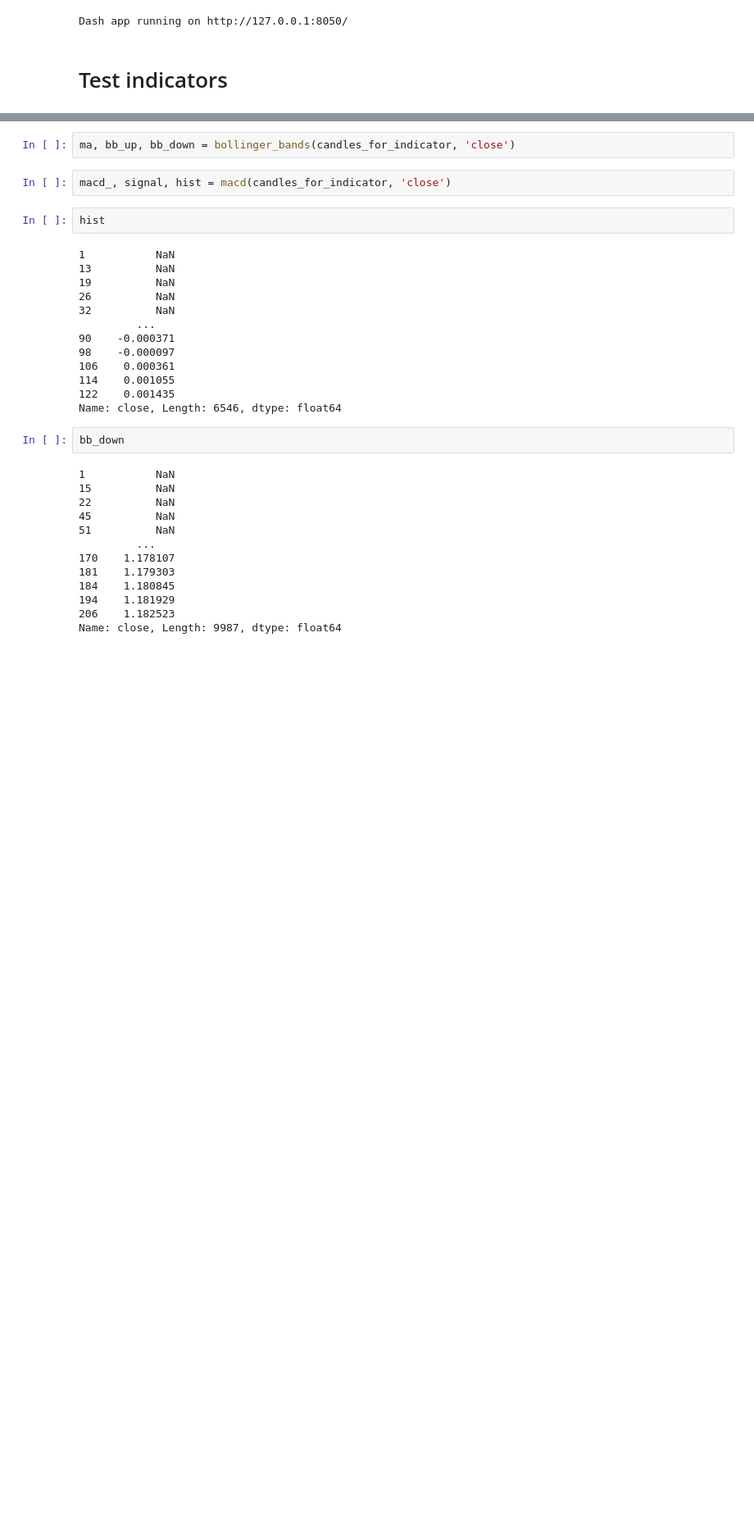
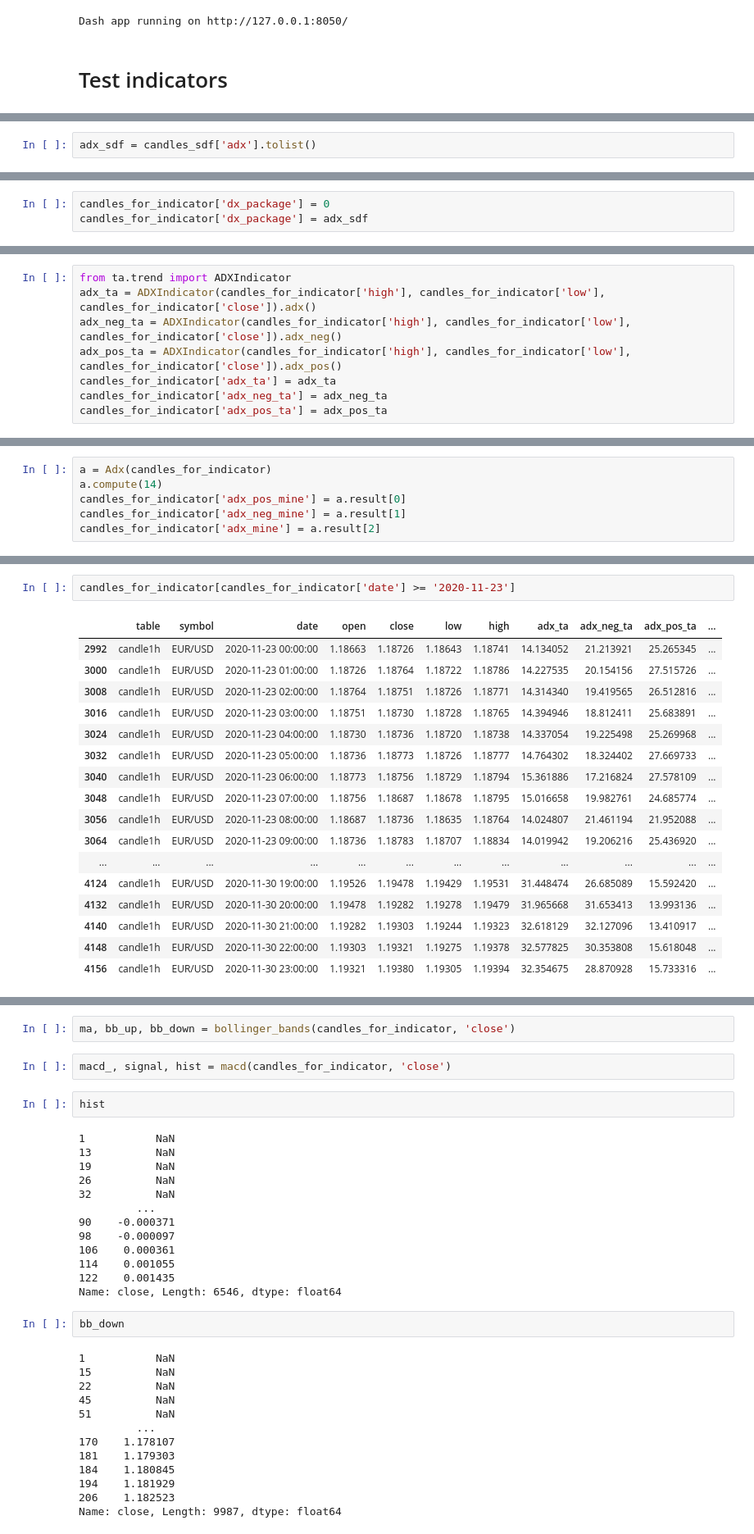
Before and after one commit to lhericourt/trading, a Jupyter notebook: notebooks/data_analysis.ipynb, the cells around one changed output, grey strips where cells are left out. Shown at 82% size. Drawn from its saved outputs; the diff is of its cells as text; blank space fills up the shorter version.

Commit message:
Add new indicators

```diff
--- a/notebooks/data_analysis.ipynb
+++ b/notebooks/data_analysis.ipynb
@@ -237,0 +267,2 @@ candles_for_indicator = candles[candles['symbol'] == SYMBOL]
+# %%
+adx_sdf = candles_sdf['adx'].tolist()
@@ -237,0 +285,3 @@ candles_for_indicator = candles[candles['symbol'] == SYMBOL]
+# %%
+candles_for_indicator['dx_package'] = 0
+candles_for_indicator['dx_package'] = adx_sdf
@@ -237,0 +299,8 @@ candles_for_indicator = candles[candles['symbol'] == SYMBOL]
+# %%
+from ta.trend import ADXIndicator
+adx_ta = ADXIndicator(candles_for_indicator['high'], candles_for_indicator['low'], candles_for_indicator['close']).adx()
+adx_neg_ta = ADXIndicator(candles_for_indicator['high'], candles_for_indicator['low'], candles_for_indicator['close']).adx_neg()
+adx_pos_ta = ADXIndicator(candles_for_indicator['high'], candles_for_indicator['low'], candles_for_indicator['close']).adx_pos()
+candles_for_indicator['adx_ta'] = adx_ta
+candles_for_indicator['adx_neg_ta'] = adx_neg_ta
+candles_for_indicator['adx_pos_ta'] = adx_pos_ta
@@ -237,0 +323,6 @@ candles_for_indicator = candles[candles['symbol'] == SYMBOL]
+# %%
+a = Adx(candles_for_indicator)
+a.compute(14)
+candles_for_indicator['adx_pos_mine'] = a.result[0]
+candles_for_indicator['adx_neg_mine'] = a.result[1]
+candles_for_indicator['adx_mine'] = a.result[2]
@@ -237,0 +345,20 @@ candles_for_indicator = candles[candles['symbol'] == SYMBOL]
+# %%
+candles_for_indicator[candles_for_indicator['date'] >= '2020-11-23']
+# %% [output]
+|  | table | symbol | date | open | close | low | high | adx_ta | adx_neg_ta | adx_pos_ta | ... |
+| 2992 | candle1h | EUR/USD | 2020-11-23 00:00:00 | 1.18663 | 1.18726 | 1.18643 | 1.18741 | 14.134052 | 21.213921 | 25.265345 | ... |
+| 3000 | candle1h | EUR/USD | 2020-11-23 01:00:00 | 1.18726 | 1.18764 | 1.18722 | 1.18786 | 14.227535 | 20.154156 | 27.515726 | ... |
+| 3008 | candle1h | EUR/USD | 2020-11-23 02:00:00 | 1.18764 | 1.18751 | 1.18726 | 1.18771 | 14.314340 | 19.419565 | 26.512816 | ... |
+| 3016 | candle1h | EUR/USD | 2020-11-23 03:00:00 | 1.18751 | 1.18730 | 1.18728 | 1.18765 | 14.394946 | 18.812411 | 25.683891 | ... |
+| 3024 | candle1h | EUR/USD | 2020-11-23 04:00:00 | 1.18730 | 1.18736 | 1.18720 | 1.18738 | 14.337054 | 19.225498 | 25.269968 | ... |
+| 3032 | candle1h | EUR/USD | 2020-11-23 05:00:00 | 1.18736 | 1.18773 | 1.18726 | 1.18777 | 14.764302 | 18.324402 | 27.669733 | ... |
+| 3040 | candle1h | EUR/USD | 2020-11-23 06:00:00 | 1.18773 | 1.18756 | 1.18729 | 1.18794 | 15.361886 | 17.216824 | 27.578109 | ... |
+| 3048 | candle1h | EUR/USD | 2020-11-23 07:00:00 | 1.18756 | 1.18687 | 1.18678 | 1.18795 | 15.016658 | 19.982761 | 24.685774 | ... |
+| 3056 | candle1h | EUR/USD | 2020-11-23 08:00:00 | 1.18687 | 1.18736 | 1.18635 | 1.18764 | 14.024807 | 21.461194 | 21.952088 | ... |
+| 3064 | candle1h | EUR/USD | 2020-11-23 09:00:00 | 1.18736 | 1.18783 | 1.18707 | 1.18834 | 14.019942 | 19.206216 | 25.436920 | ... |
+| ... | ... | ... | ... | ... | ... | ... | ... | ... | ... | ... | ... |
+| 4124 | candle1h | EUR/USD | 2020-11-30 19:00:00 | 1.19526 | 1.19478 | 1.19429 | 1.19531 | 31.448474 | 26.685089 | 15.592420 | ... |
+| 4132 | candle1h | EUR/USD | 2020-11-30 20:00:00 | 1.19478 | 1.19282 | 1.19278 | 1.19479 | 31.965668 | 31.653413 | 13.993136 | ... |
+| 4140 | candle1h | EUR/USD | 2020-11-30 21:00:00 | 1.19282 | 1.19303 | 1.19244 | 1.19323 | 32.618129 | 32.127096 | 13.410917 | ... |
+| 4148 | candle1h | EUR/USD | 2020-11-30 22:00:00 | 1.19303 | 1.19321 | 1.19275 | 1.19378 | 32.577825 | 30.353808 | 15.618048 | ... |
+| 4156 | candle1h | EUR/USD | 2020-11-30 23:00:00 | 1.19321 | 1.19380 | 1.19305 | 1.19394 | 32.354675 | 28.870928 | 15.733316 | ... |
```
Also changed, not shown: parts of 16 cells of this notebook, 3 other files.
